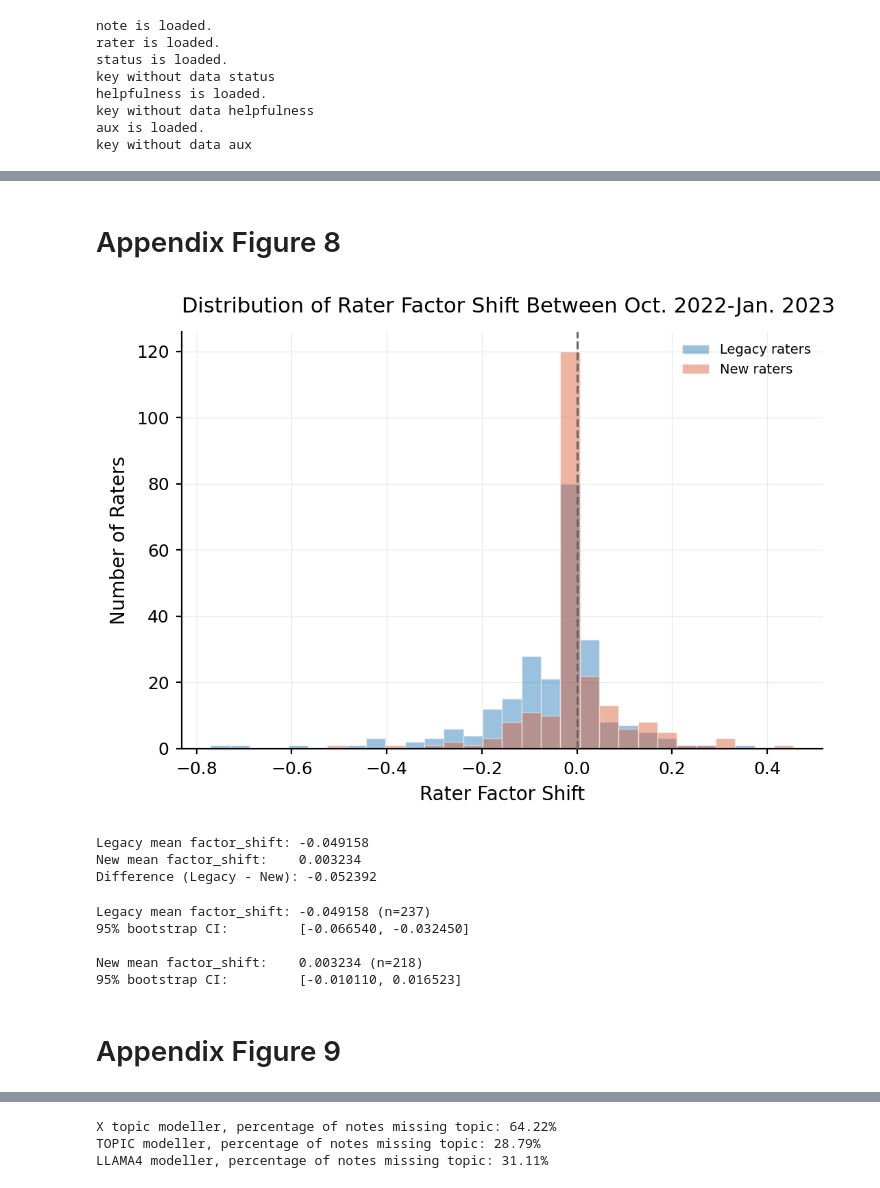
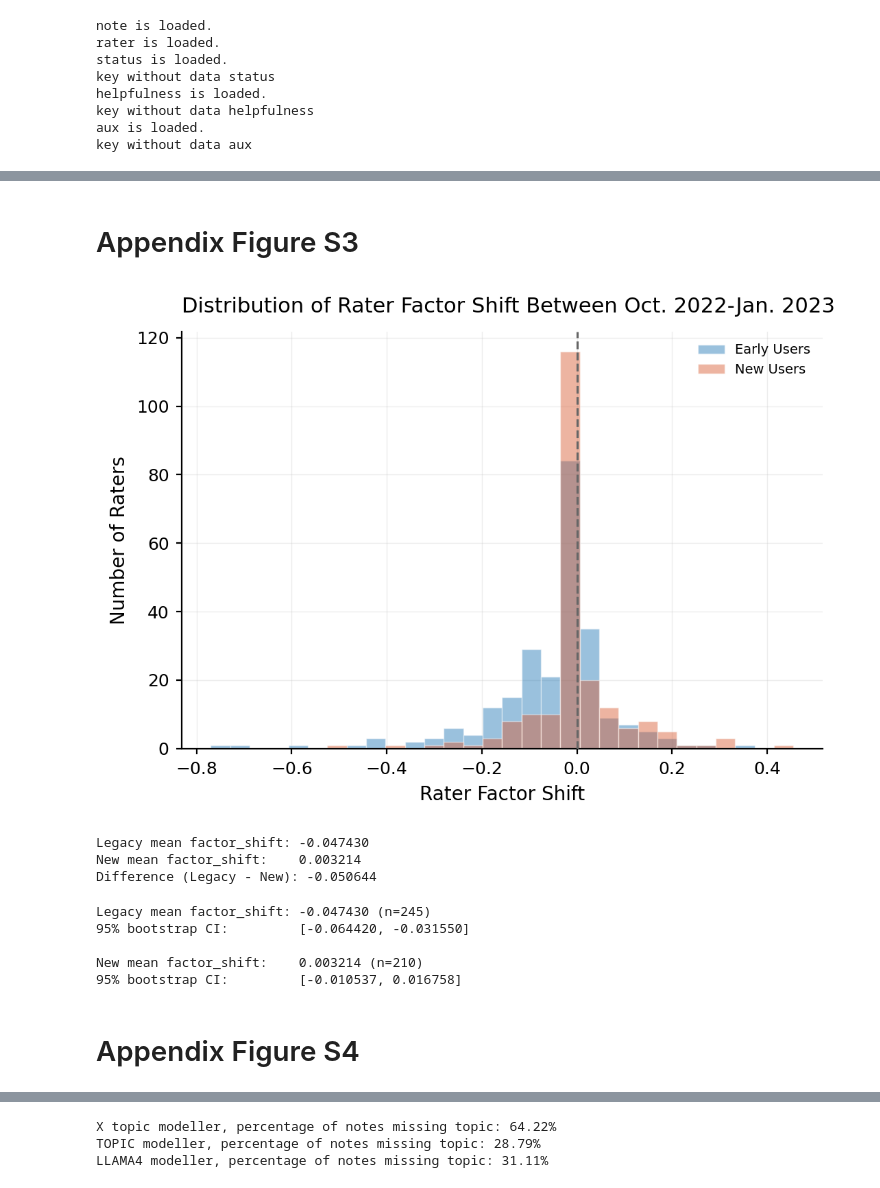
Before and after one commit to karihug/commnotes-analysis, a Jupyter notebook: analysis/appendix_analysis.ipynb, the cells around one changed output, grey strips where cells are left out. Saved outputs shown, nothing was run; the diff lists cells and outputs as text; code cells hidden in the pictures.

```diff
--- a/analysis/appendix_analysis.ipynb
+++ b/analysis/appendix_analysis.ipynb
@@ -57,7 +59,7 @@ notes_df["noteId"]=notes_df["noteId"].astype(int)
 
 # The following is all note ratings published by X
 # I only kept the following columns "'noteId', 'raterParticipantId', 'createdAtMillis', 'helpfulnessLevel'" since we don't use the rest.
-ratings_df = read_ratings_from_directory(RATINGS_DIR, start_date_str="2022-06-01",end_date_str=max_date)
+ratings_df = read_ratings_from_directory(RATINGS_DIR, start_date_str="2020-06-01",end_date_str=max_date)
 
 # The following df is the results of the matrix factorzation
 note_df_full, rater_df, status_df, helpfulness_df, aux_df = load_weekly_outputs(WEEKLY_OUTPUTS_PATH,debug=False)
@@ -309,5 +403,5 @@ See the caveats in the documentation: https://pandas.pydata.org/pandas-docs/stab
 # %% [markdown]
-# Appendix Figure 8
+# Appendix Figure S3
 # %%
 # measure the difference in factor shift for legacy vs. new users between oct. 1, 2022 to jan. 1, 2023
 def compute_factor_shift(df, user_list, factor_col):
@@ -367,7 +461,7 @@ ax.hist(
     legacy_shift_2022["factor_shift"].dropna(),
     bins=bins,
     alpha=0.45,
-    label="Legacy raters",
+    label="Early Users",
     color=_C_BLUE,
     edgecolor="white",
     linewidth=0.5,
@@ -377,37 +471,37 @@ ax.hist(
     new_shift_2022["factor_shift"].dropna(),
     bins=bins,
     alpha=0.45,
-    label="New raters",
+    label="New Users",
     color=_C_ORANGE,
     edgecolor="white",
     linewidth=0.5,
 )
 
 ax.axvline(
     0,
     color=_C_ZERO,
     linewidth=1.1,
     linestyle="--",
     zorder=4,
 )
 
 ax.legend(
     frameon=False,
     fontsize=_FONT_LEGEND,
     loc="upper right",
 )
 
 _setup_ax(ax)
 _finalize(
     fig,
     ax,
     xlabel="Rater Factor Shift",
     ylabel="Number of Raters",
     title="Distribution of Rater Factor Shift Between Oct. 2022-Jan. 2023",
     save_path="/accounts/projects/jchayes/commnotes/commnotes-analysis/figures/appendix",
 )
 # %% [output]
-[figure, old version]
+[figure, new version]
 # %%
 legacy_mean = legacy_shift_2022["factor_shift"].mean()
 new_mean    = new_shift_2022["factor_shift"].mean()
@@ -417,9 +511,9 @@ print(f"Legacy mean factor_shift: {legacy_mean:.6f}")
 print(f"New mean factor_shift:    {new_mean:.6f}")
 print(f"Difference (Legacy - New): {diff_means:.6f}")
 # %% [output]
-Legacy mean factor_shift: -0.049158
-New mean factor_shift:    0.003234
-Difference (Legacy - New): -0.052392
+Legacy mean factor_shift: -0.047430
+New mean factor_shift:    0.003214
+Difference (Legacy - New): -0.050644
 # %%
 rng = np.random.default_rng(0)
 B = 10000  # bootstrap reps
@@ -443,13 +537,13 @@ print()
 print(f"New mean factor_shift:    {y_mean:.6f} (n={y.size})")
 print(f"95% bootstrap CI:         [{y_ci_low:.6f}, {y_ci_high:.6f}]")
 # %% [output]
-Legacy mean factor_shift: -0.049158 (n=237)
-95% bootstrap CI:         [-0.066540, -0.032450]
+Legacy mean factor_shift: -0.047430 (n=245)
+95% bootstrap CI:         [-0.064420, -0.031550]
 
-New mean factor_shift:    0.003234 (n=218)
-95% bootstrap CI:         [-0.010110, 0.016523]
+New mean factor_shift:    0.003214 (n=210)
+95% bootstrap CI:         [-0.010537, 0.016758]
 # %% [markdown]
-# Appendix Figure 9
+# Appendix Figure S4
 # %%
 rater_df_legacy = rater_df[rater_df["raterParticipantId"].isin(legacy_users)].copy()
 rater_df_new = rater_df[rater_df["raterParticipantId"].isin(new_users)].copy()
```
Also changed, not shown: parts of 51 cells of this notebook, 1 other file.
